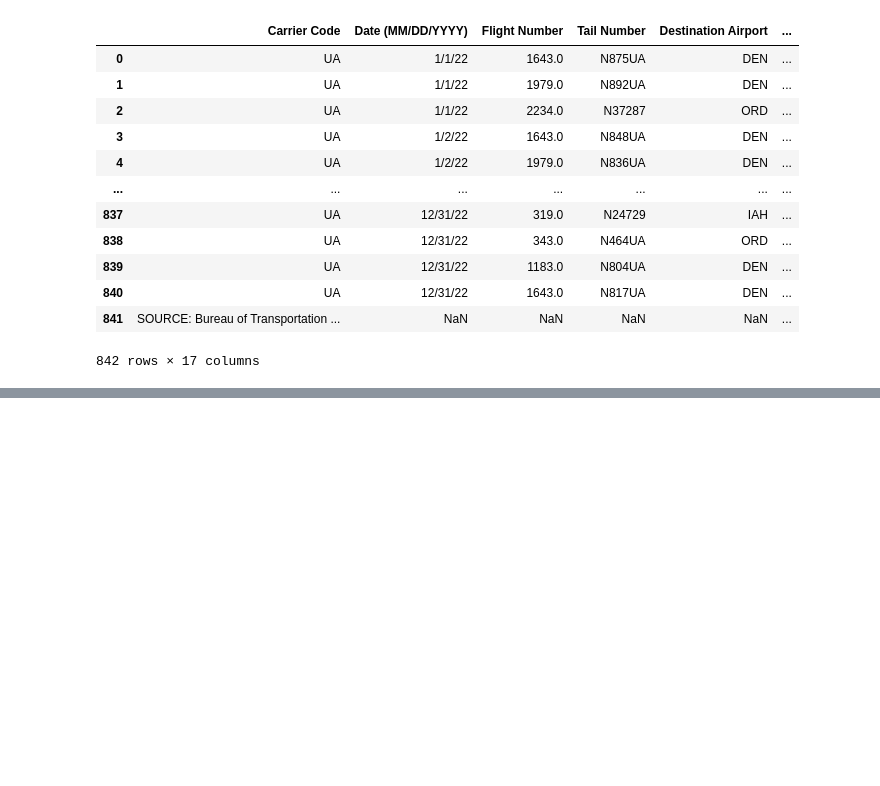
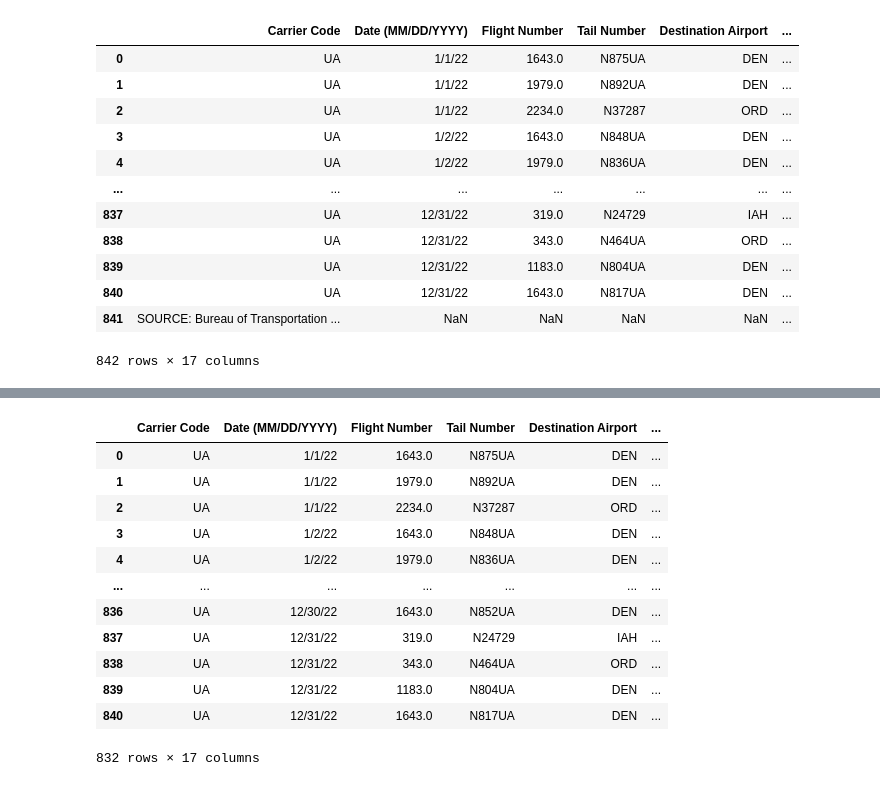
Before and after one commit to rachit0907/FlightPredictions, a Jupyter notebook: current.ipynb, the cells around one changed output, grey strips where cells are left out. Saved outputs shown, nothing was run; the diff lists cells and outputs as text; code cells hidden in the pictures; blank space fills up the shorter version.

```diff
--- a/current.ipynb
+++ b/current.ipynb
@@ -85,0 +123,16 @@ united
+# %%
+united
+# %% [output]
+|  | Carrier Code | Date (MM/DD/YYYY) | Flight Number | Tail Number | Destination Airport | ... |
+| 0 | UA | 1/1/22 | 1643.0 | N875UA | DEN | ... |
+| 1 | UA | 1/1/22 | 1979.0 | N892UA | DEN | ... |
+| 2 | UA | 1/1/22 | 2234.0 | N37287 | ORD | ... |
+| 3 | UA | 1/2/22 | 1643.0 | N848UA | DEN | ... |
+| 4 | UA | 1/2/22 | 1979.0 | N836UA | DEN | ... |
+| ... | ... | ... | ... | ... | ... | ... |
+| 836 | UA | 12/30/22 | 1643.0 | N852UA | DEN | ... |
+| 837 | UA | 12/31/22 | 319.0 | N24729 | IAH | ... |
+| 838 | UA | 12/31/22 | 343.0 | N464UA | ORD | ... |
+| 839 | UA | 12/31/22 | 1183.0 | N804UA | DEN | ... |
+| 840 | UA | 12/31/22 | 1643.0 | N817UA | DEN | ... |
+832 rows × 17 columns
```
Also changed, not shown: parts of 2 cells of this notebook.
